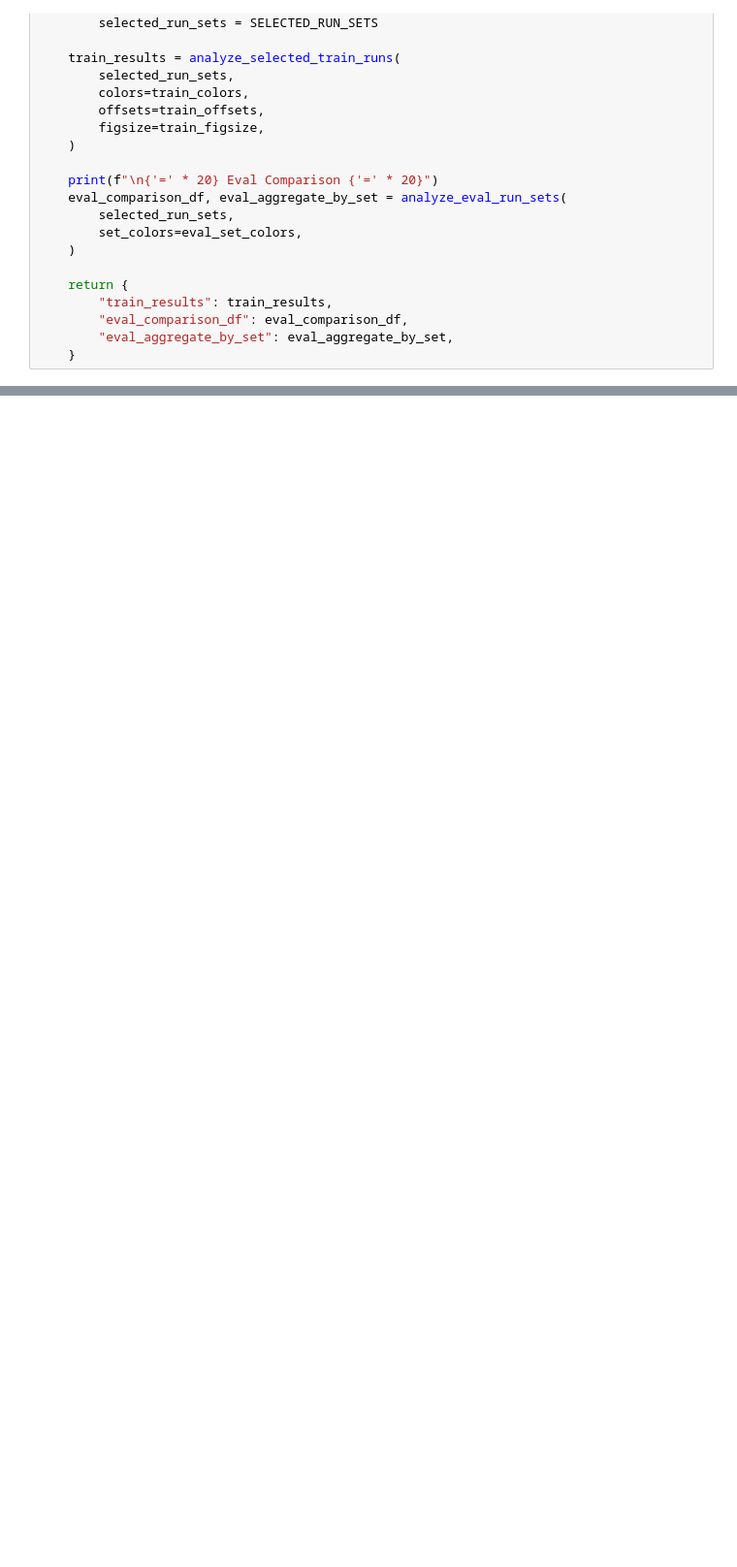
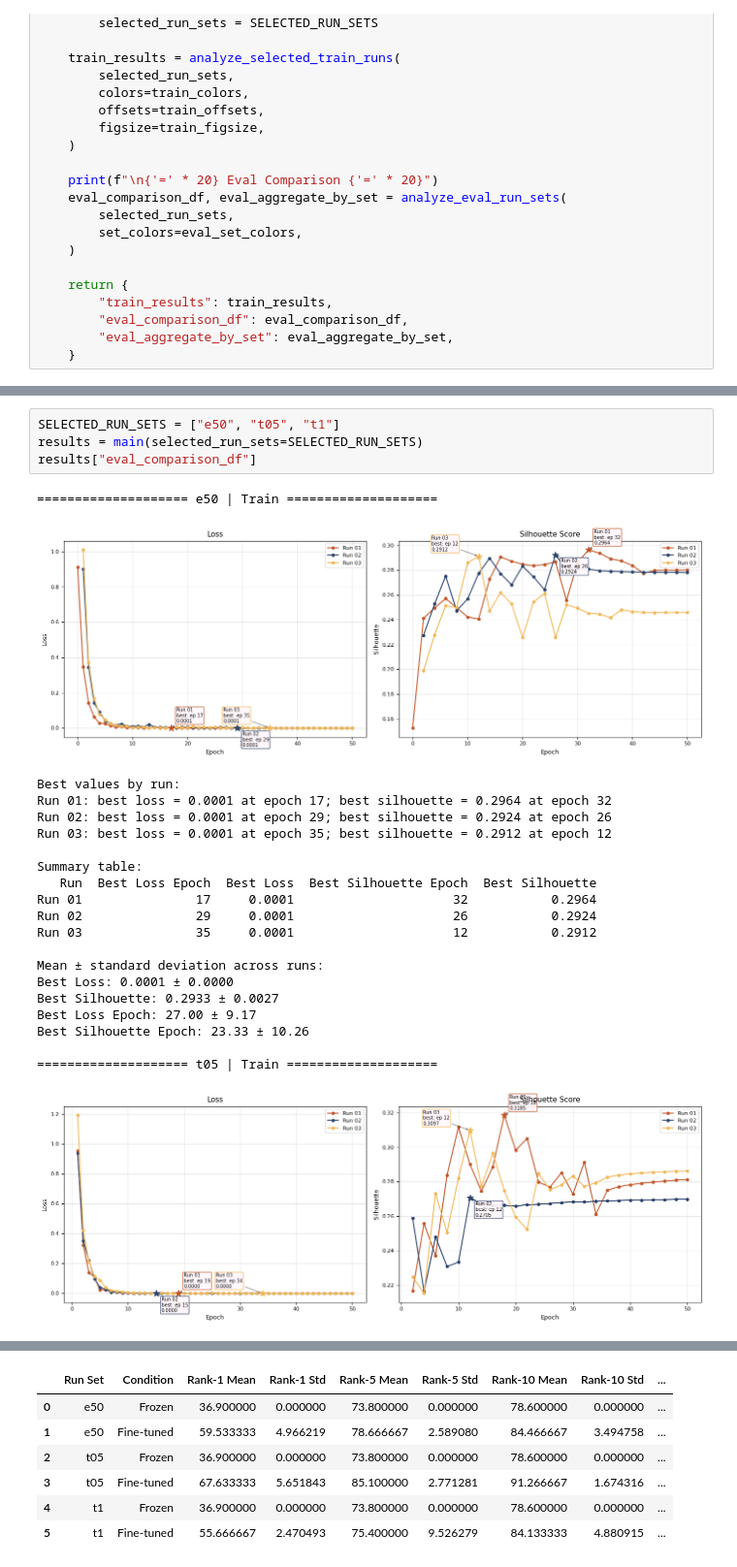
Before and after one commit to merepixel/sense-of-cellf, a Jupyter notebook: processing_logs.ipynb, the cells around one changed output, grey strips where cells are left out. Shown at 97% size. Cells and saved outputs as stored; diff of their text form; blank space fills up the shorter version.

```diff
--- a/processing_logs.ipynb
+++ b/processing_logs.ipynb
@@ -431,0 +611,26 @@ results["eval_comparison_df"]
+# %%
+SELECTED_RUN_SETS = ["e50", "t05", "t1"]
+results = main(selected_run_sets=SELECTED_RUN_SETS)
+results["eval_comparison_df"]
+# %% [output]
+==================== e50 | Train ====================
+[figure, added]
+Best values by run:
+Run 01: best loss = 0.0001 at epoch 17; best silhouette = 0.2964 at epoch 32
+Run 02: best loss = 0.0001 at epoch 29; best silhouette = 0.2924 at epoch 26
+Run 03: best loss = 0.0001 at epoch 35; best silhouette = 0.2912 at epoch 12
+
+Summary table:
+   Run  Best Loss Epoch  Best Loss  Best Silhouette Epoch  Best Silhouette
+Run 01               17     0.0001                     32           0.2964
+Run 02               29     0.0001                     26           0.2924
+Run 03               35     0.0001                     12           0.2912
+
+Mean ± standard deviation across runs:
+Best Loss: 0.0001 ± 0.0000
+Best Silhouette: 0.2933 ± 0.0027
+Best Loss Epoch: 27.00 ± 9.17
+Best Silhouette Epoch: 23.33 ± 10.26
+
+==================== t05 | Train ====================
+[figure, added]
@@ -431,0 +695,7 @@ results["eval_comparison_df"]
+|  | Run Set | Condition | Rank-1 Mean | Rank-1 Std | Rank-5 Mean | Rank-5 Std | Rank-10 Mean | Rank-10 Std | ... |
+| 0 | e50 | Frozen | 36.900000 | 0.000000 | 73.800000 | 0.000000 | 78.600000 | 0.000000 | ... |
+| 1 | e50 | Fine-tuned | 59.533333 | 4.966219 | 78.666667 | 2.589080 | 84.466667 | 3.494758 | ... |
+| 2 | t05 | Frozen | 36.900000 | 0.000000 | 73.800000 | 0.000000 | 78.600000 | 0.000000 | ... |
+| 3 | t05 | Fine-tuned | 67.633333 | 5.651843 | 85.100000 | 2.771281 | 91.266667 | 1.674316 | ... |
+| 4 | t1 | Frozen | 36.900000 | 0.000000 | 73.800000 | 0.000000 | 78.600000 | 0.000000 | ... |
+| 5 | t1 | Fine-tuned | 55.666667 | 2.470493 | 75.400000 | 9.526279 | 84.133333 | 4.880915 | ... |
```
Also changed, not shown: parts of 8 cells of this notebook.
